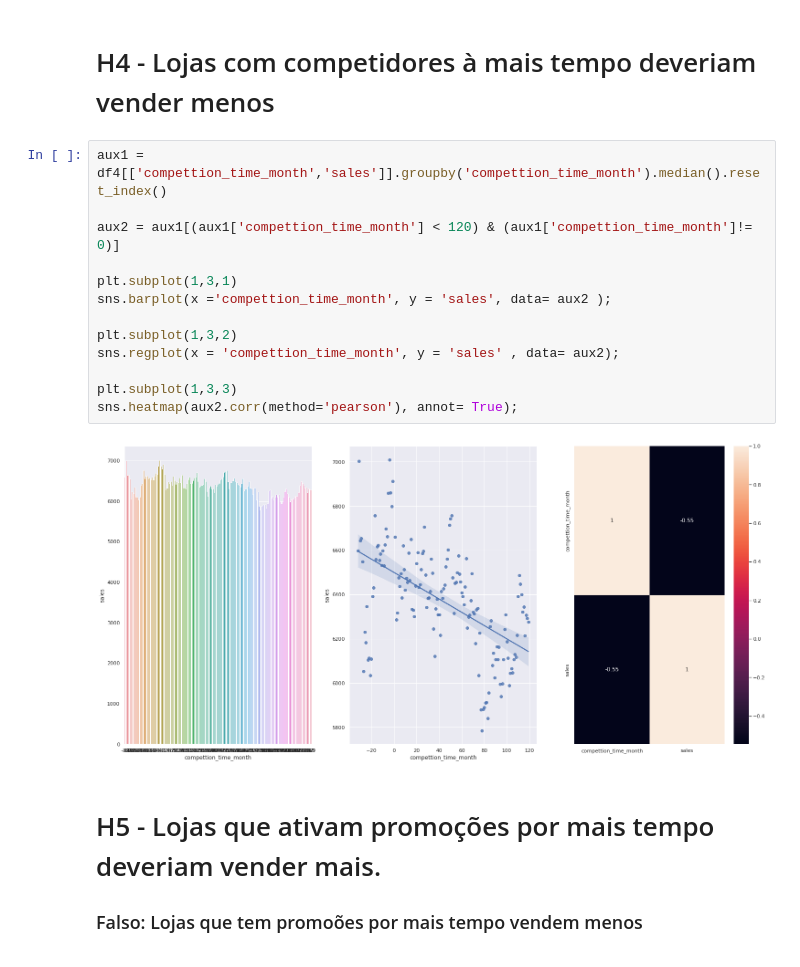
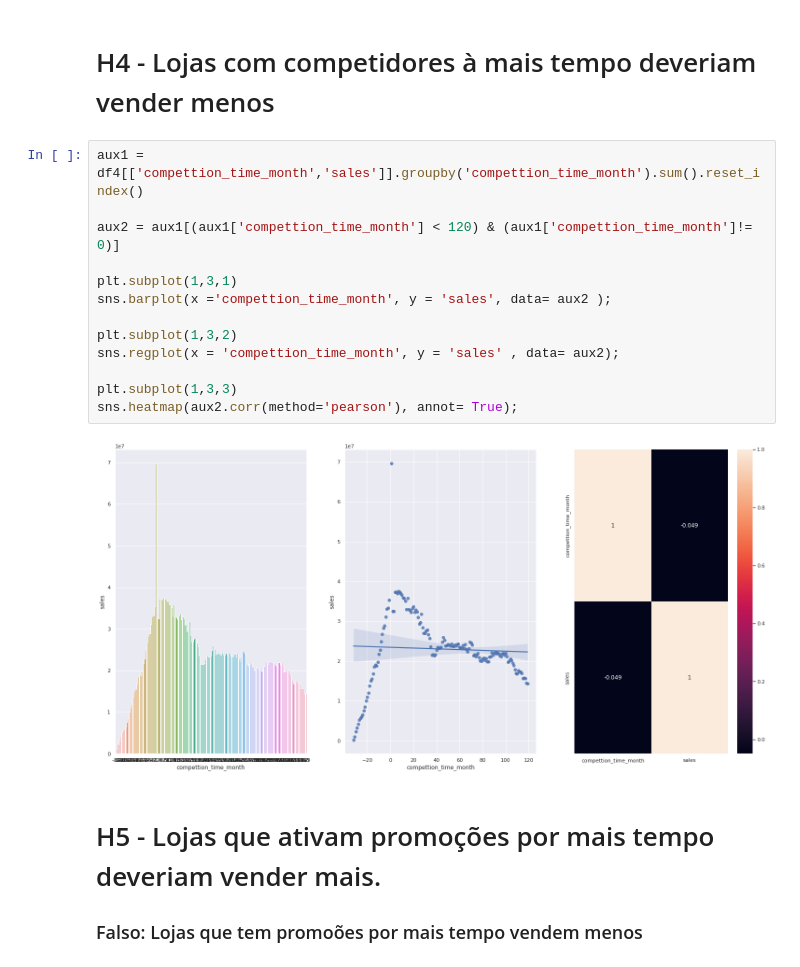
Before and after one commit to guiaraujofreitas/Rossmann-Store-Sales, a Jupyter notebook: m04_Store_Sales_prediction.ipynb, the cells around one changed output. Drawn from its saved outputs; the diff is of its cells as text.

```diff
--- a/m04_Store_Sales_prediction.ipynb
+++ b/m04_Store_Sales_prediction.ipynb
@@ -622,20 +624,20 @@ sns.heatmap(aux1.corr(method='pearson'),annot=True);
 # %% [markdown]
 # H4 - Lojas com competidores à mais tempo deveriam vender menos
 # %%
-aux1 = df4[['compettion_time_month','sales']].groupby('compettion_time_month').median().reset_index()
+aux1 = df4[['compettion_time_month','sales']].groupby('compettion_time_month').sum().reset_index()
 
 aux2 = aux1[(aux1['compettion_time_month'] < 120) & (aux1['compettion_time_month']!= 0)]
 
 plt.subplot(1,3,1)
 sns.barplot(x ='compettion_time_month', y = 'sales', data= aux2 );
 
 plt.subplot(1,3,2)
 sns.regplot(x = 'compettion_time_month', y = 'sales' , data= aux2);
 
 plt.subplot(1,3,3)
 sns.heatmap(aux2.corr(method='pearson'), annot= True);
 # %% [output]
-[figure, old version]
+[figure, new version]
 # %% [markdown]
 # H5 - Lojas que ativam promoções por mais tempo deveriam vender mais.
 
```
Also changed, not shown: parts of 28 cells of this notebook.
